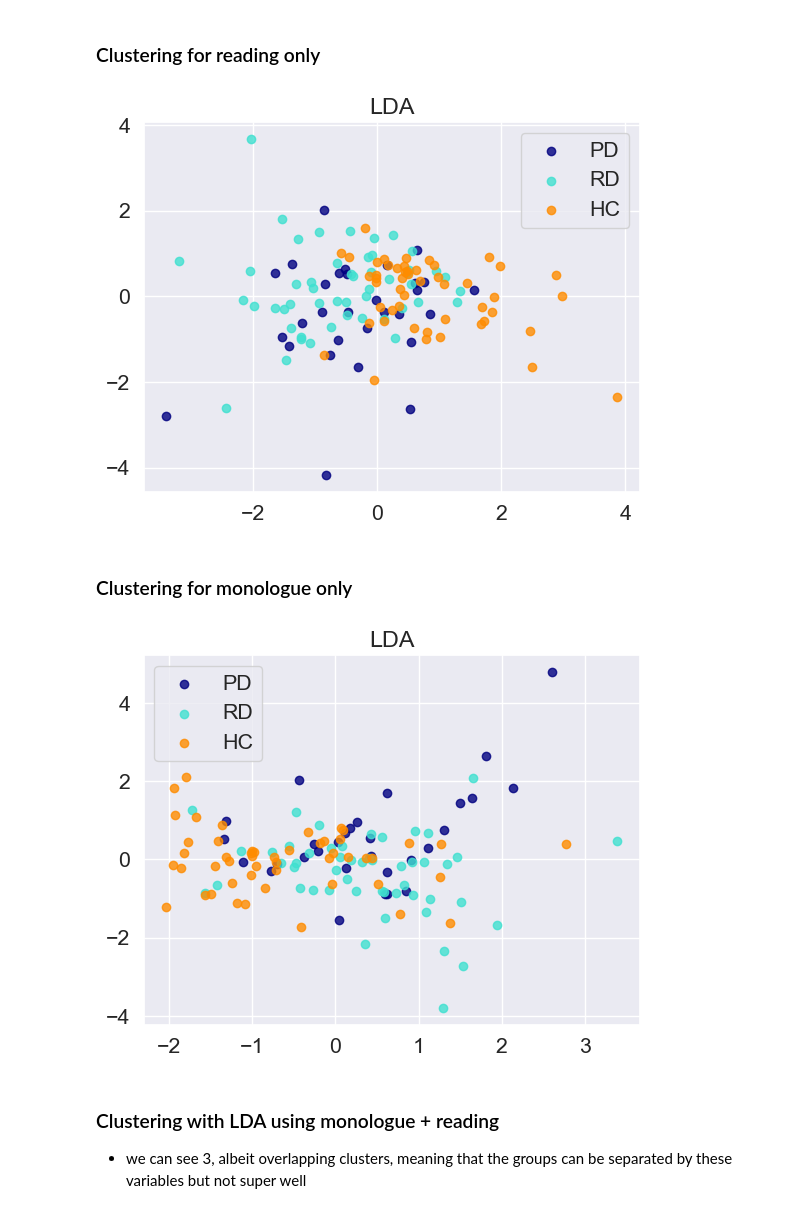
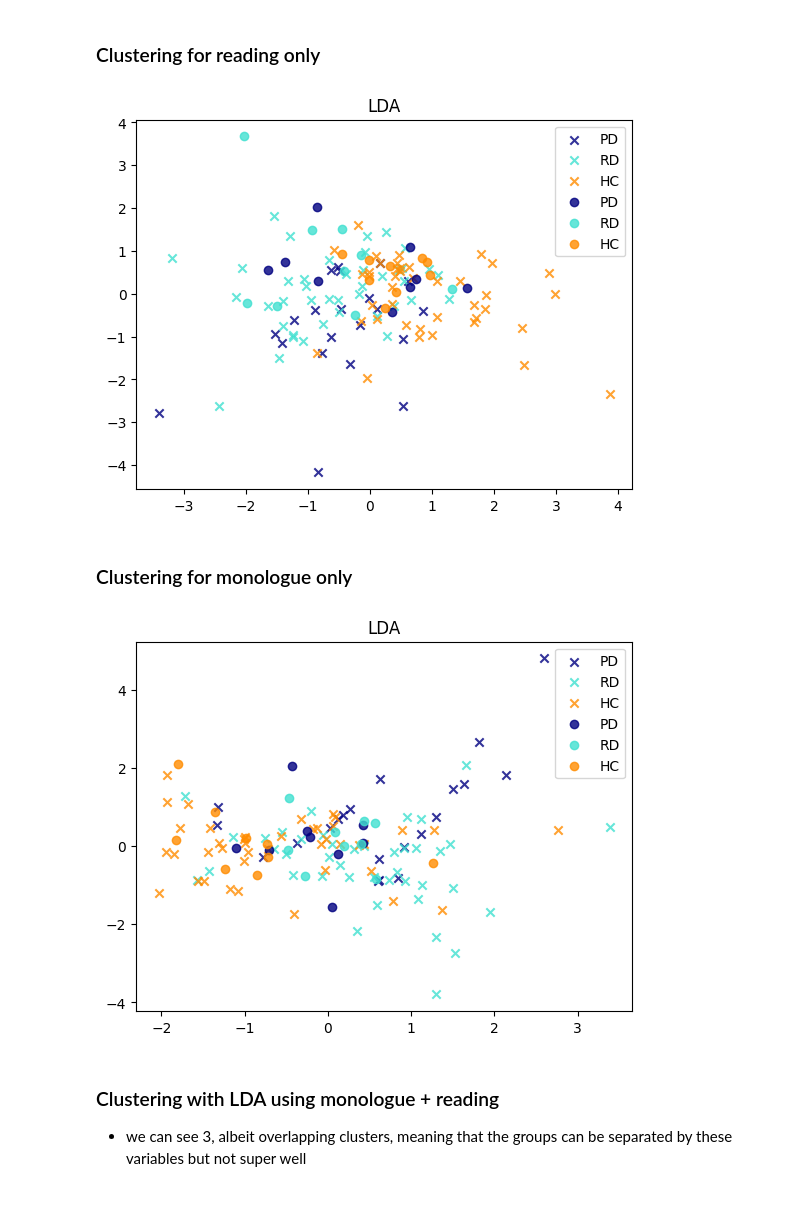
Before and after one commit to JanLubojacky/AEDA_semestralka, a Jupyter notebook: dim_red_feature_select.ipynb, the cells around one changed output. Cells and saved outputs as stored; diff of their text form; code cells hidden in the pictures.

```diff
--- a/dim_red_feature_select.ipynb
+++ b/dim_red_feature_select.ipynb
@@ -20,3 +20,5 @@ sr = pd.read_csv("data/speech_reading.csv")
 sm = pd.read_csv("data/speech_monologue.csv")
 sr = sr.add_suffix("_reading")
 sm = sm.add_suffix("_monologue")
+# %%
+other = pd.read_csv("data/all_except_speech.csv", sep=';')
@@ -44,35 +65,60 @@ y = sr['group_reading']
 
 X_2comp = lda.fit(X, y).transform(X)
 
+X_2comp_m = X_2comp[gender == "M"]
+X_2comp_f = X_2comp[gender == "F"]
+
+y_m = y[gender == "M"]
+y_f = y[gender == "F"]
+
+X_comps = [X_2comp_m, X_2comp_f]
+shapes =['x','o']
+ys = [y_m, y_f]
+
 plt.figure()
-for color, i, target_name in zip(colors, labels, target_names):
-    plt.scatter(
-        X_2comp[y == i, 0], X_2comp[y == i, 1], alpha=0.8, color=color, label=target_name
-    )
+
+for X_comp_i, shape, y_ in zip(X_comps, shapes, ys):
+    for color, i, target_name in zip(colors, labels, target_names):
+        plt.scatter(
+            X_comp_i[y_ == i, 0], X_comp_i[y_ == i, 1], alpha=0.8, color=color, label=target_name, marker = shape
+        )
+
 plt.legend(loc="best", shadow=False, scatterpoints=1)
 plt.title("LDA")
 plt.show()
 # %% [output]
-[figure, old version]
+[figure, new version]
 # %% [markdown]
 ### Clustering for monologue only
 # %%
 X = sm.drop('group_monologue', axis=1)
 y = sm['group_monologue']
 
 X_2comp = lda.fit(X, y).transform(X)
 
+X_2comp_m = X_2comp[gender == "M"]
+X_2comp_f = X_2comp[gender == "F"]
+
+y_m = y[gender == "M"]
+y_f = y[gender == "F"]
+
+X_comps = [X_2comp_m, X_2comp_f]
+shapes =['x','o']
+ys = [y_m, y_f]
+
 plt.figure()
-for color, i, target_name in zip(colors, labels, target_names):
-    plt.scatter(
-        X_2comp[y == i, 0], X_2comp[y == i, 1], alpha=0.8, color=color, label=target_name
-    )
+
+for X_comp_i, shape, y_ in zip(X_comps, shapes, ys):
+    for color, i, target_name in zip(colors, labels, target_names):
+        plt.scatter(
+            X_comp_i[y_ == i, 0], X_comp_i[y_ == i, 1], alpha=0.8, color=color, label=target_name, marker = shape
+        )
+
 plt.legend(loc="best", shadow=False, scatterpoints=1)
 plt.title("LDA")
-
 plt.show()
 # %% [output]
-[figure, old version]
+[figure, new version]
 # %% [markdown]
 ### Clustering with LDA using monologue + reading
 - we can see 3, albeit overlapping clusters, meaning that the groups can be separated by these variables but not super well
```
Also changed, not shown: parts of 12 cells of this notebook, 11 other files.
